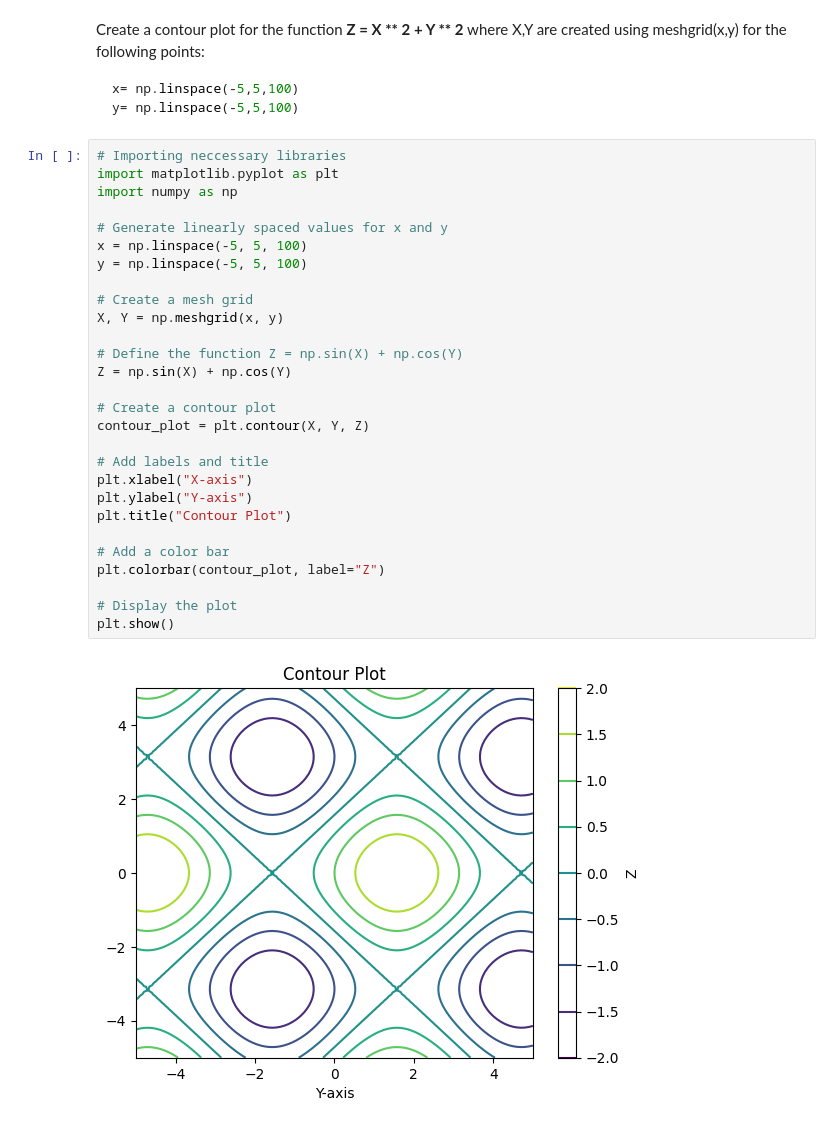
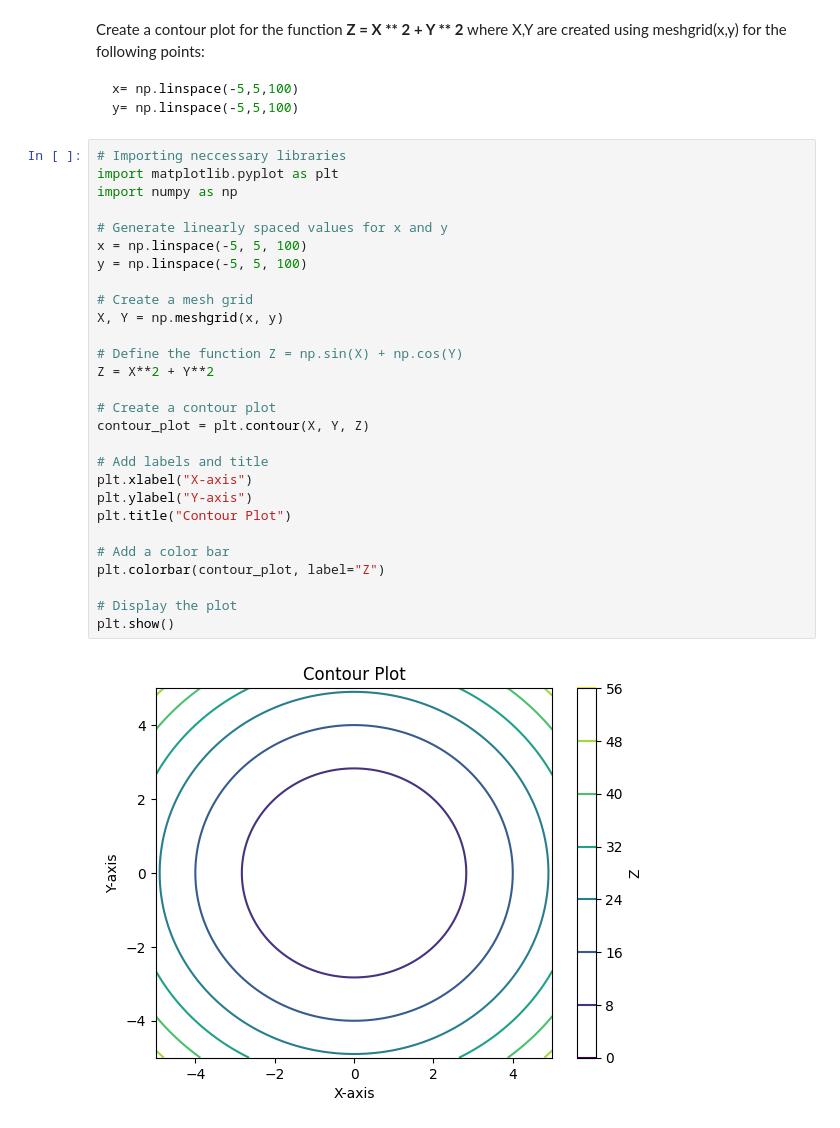
Before and after one commit to Rizwansaifi571/Data_Visualization_Using_Python, a Jupyter notebook: Question_07.ipynb, the cells around one changed output. Cells and saved outputs as stored; diff of their text form.

Commit message:
Data-Visualization

```diff
--- a/Question_07.ipynb
+++ b/Question_07.ipynb
@@ -11,33 +11,33 @@ y= np.linspace(-5,5,100)
 # %%
 # Importing neccessary libraries
 import matplotlib.pyplot as plt
 import numpy as np
 
 # Generate linearly spaced values for x and y
 x = np.linspace(-5, 5, 100)
 y = np.linspace(-5, 5, 100)
 
 # Create a mesh grid
 X, Y = np.meshgrid(x, y)
 
 # Define the function Z = np.sin(X) + np.cos(Y)
-Z = np.sin(X) + np.cos(Y)
+Z = X**2 + Y**2
 
 # Create a contour plot
 contour_plot = plt.contour(X, Y, Z)
 
 # Add labels and title
 plt.xlabel("X-axis")
 plt.ylabel("Y-axis")
 plt.title("Contour Plot")
 
 # Add a color bar
 plt.colorbar(contour_plot, label="Z")
 
 # Display the plot
 plt.show()
 # %% [output]
-[figure, old version]
+[figure, new version]
 # %% [markdown]
 # __Code Explanation__
 
```
Also changed, not shown: parts of 1 cell of this notebook.
